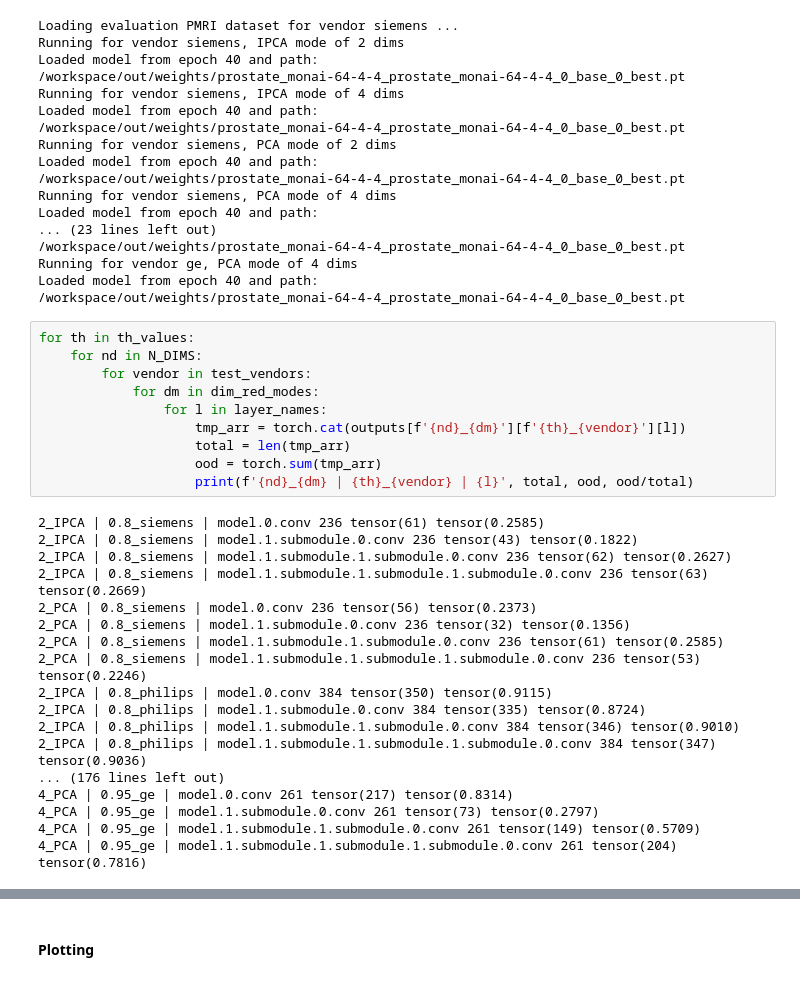
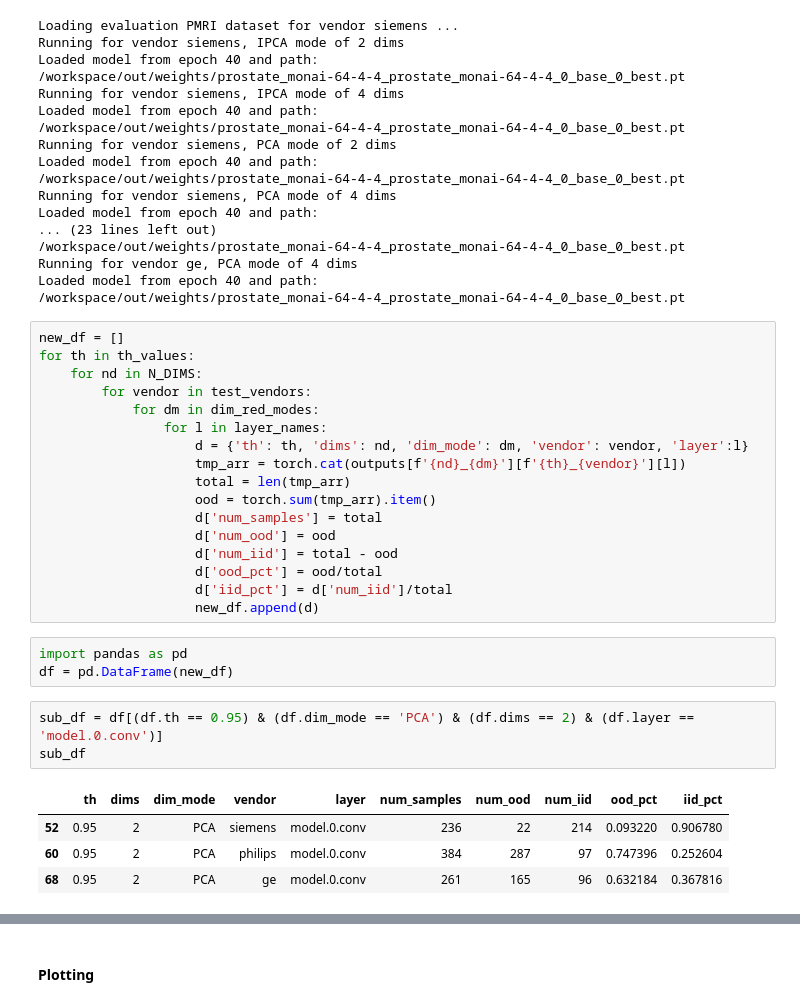
Before and after one commit to sgomezru/DSSQ, a Jupyter notebook: notebooks/explore.ipynb, the cells around one changed output, grey strips where cells are left out. Saved outputs shown, nothing was run; the diff lists cells and outputs as text.

```diff
--- a/notebooks/explore.ipynb
+++ b/notebooks/explore.ipynb
@@ -233,30 +264,30 @@ Running for vendor ge, PCA mode of 4 dims
 Loaded model from epoch 40 and path:
 /workspace/out/weights/prostate_monai-64-4-4_prostate_monai-64-4-4_0_base_0_best.pt
 # %%
+new_df = []
 for th in th_values:
     for nd in N_DIMS:
         for vendor in test_vendors:
             for dm in dim_red_modes:
                 for l in layer_names:
+                    d = {'th': th, 'dims': nd, 'dim_mode': dm, 'vendor': vendor, 'layer':l}
                     tmp_arr = torch.cat(outputs[f'{nd}_{dm}'][f'{th}_{vendor}'][l])
                     total = len(tmp_arr)
-                    ood = torch.sum(tmp_arr)
-                    print(f'{nd}_{dm} | {th}_{vendor} | {l}', total, ood, ood/total)
+                    ood = torch.sum(tmp_arr).item()
+                    d['num_samples'] = total
+                    d['num_ood'] = ood
+                    d['num_iid'] = total - ood
+                    d['ood_pct'] = ood/total
+                    d['iid_pct'] = d['num_iid']/total
+                    new_df.append(d)
-# %% [output]
-2_IPCA | 0.8_siemens | model.0.conv 236 tensor(61) tensor(0.2585)
-2_IPCA | 0.8_siemens | model.1.submodule.0.conv 236 tensor(43) tensor(0.1822)
-2_IPCA | 0.8_siemens | model.1.submodule.1.submodule.0.conv 236 tensor(62) tensor(0.2627)
-2_IPCA | 0.8_siemens | model.1.submodule.1.submodule.1.submodule.0.conv 236 tensor(63) tensor(0.2669)
-2_PCA | 0.8_siemens | model.0.conv 236 tensor(56) tensor(0.2373)
-2_PCA | 0.8_siemens | model.1.submodule.0.conv 236 tensor(32) tensor(0.1356)
-2_PCA | 0.8_siemens | model.1.submodule.1.submodule.0.conv 236 tensor(61) tensor(0.2585)
-2_PCA | 0.8_siemens | model.1.submodule.1.submodule.1.submodule.0.conv 236 tensor(53) tensor(0.2246)
-2_IPCA | 0.8_philips | model.0.conv 384 tensor(350) tensor(0.9115)
-2_IPCA | 0.8_philips | model.1.submodule.0.conv 384 tensor(335) tensor(0.8724)
-2_IPCA | 0.8_philips | model.1.submodule.1.submodule.0.conv 384 tensor(346) tensor(0.9010)
-2_IPCA | 0.8_philips | model.1.submodule.1.submodule.1.submodule.0.conv 384 tensor(347) tensor(0.9036)
-... (176 lines left out)
-4_PCA | 0.95_ge | model.0.conv 261 tensor(217) tensor(0.8314)
-4_PCA | 0.95_ge | model.1.submodule.0.conv 261 tensor(73) tensor(0.2797)
-4_PCA | 0.95_ge | model.1.submodule.1.submodule.0.conv 261 tensor(149) tensor(0.5709)
-4_PCA | 0.95_ge | model.1.submodule.1.submodule.1.submodule.0.conv 261 tensor(204) tensor(0.7816)
+# %%
+import pandas as pd
+df = pd.DataFrame(new_df)
+# %%
+sub_df = df[(df.th == 0.95) & (df.dim_mode == 'PCA') & (df.dims == 2) & (df.layer == 'model.0.conv')]
+sub_df
+# %% [output]
+|  | th | dims | dim_mode | vendor | layer | num_samples | num_ood | num_iid | ood_pct | iid_pct |
+| 52 | 0.95 | 2 | PCA | siemens | model.0.conv | 236 | 22 | 214 | 0.093220 | 0.906780 |
+| 60 | 0.95 | 2 | PCA | philips | model.0.conv | 384 | 287 | 97 | 0.747396 | 0.252604 |
+| 68 | 0.95 | 2 | PCA | ge | model.0.conv | 261 | 165 | 96 | 0.632184 | 0.367816 |
```
Also changed, not shown: parts of 7 cells of this notebook, 2 other files.
